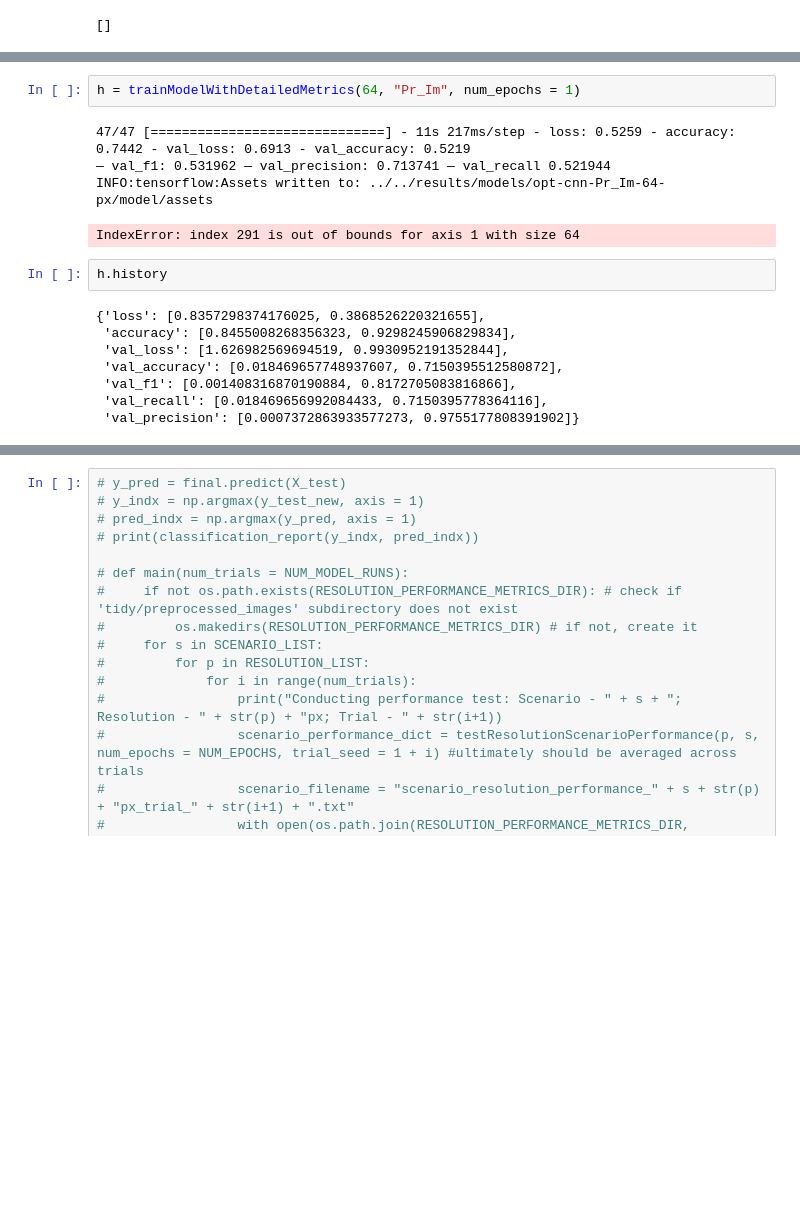
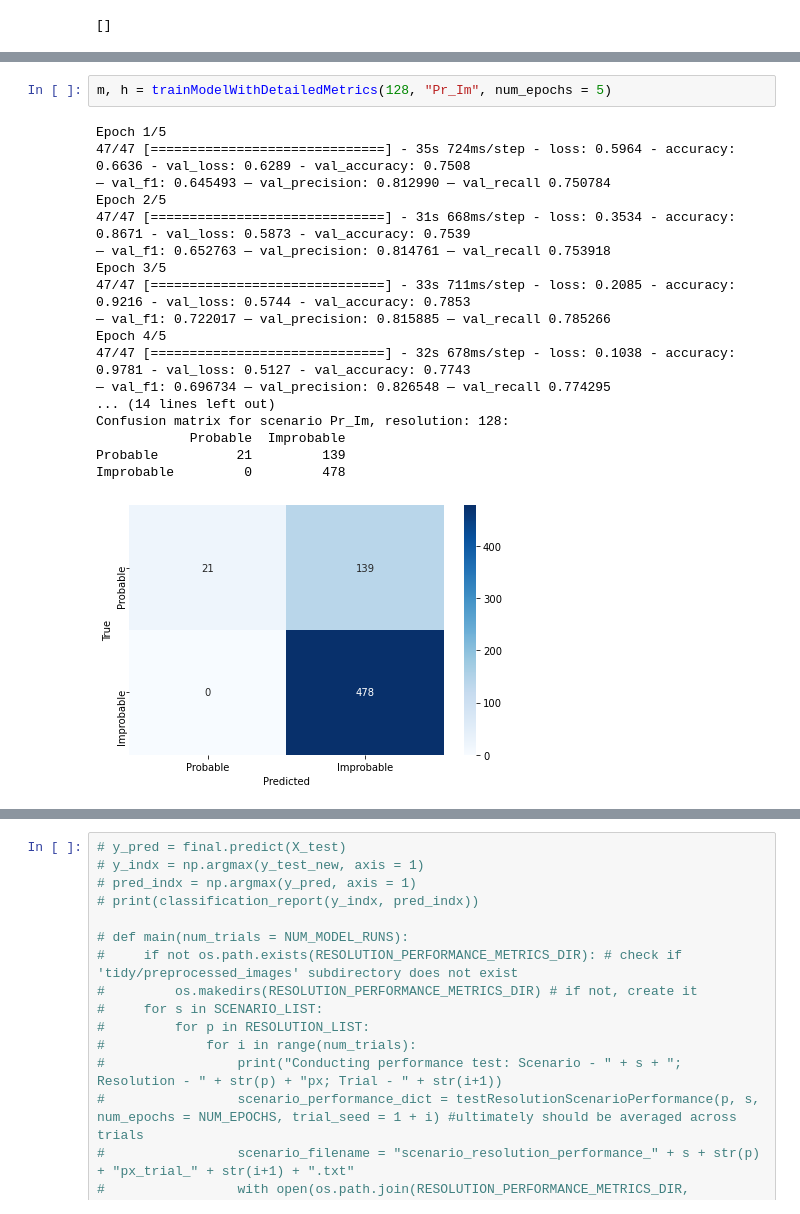
Before and after one commit to narslab/vis-inference, a Jupyter notebook: bin/jupyter/cnn-performance.ipynb, the cells around one changed output, grey strips where cells are left out. Drawn from its saved outputs; the diff is of its cells as text; blank space fills up the shorter version.

```diff
--- a/bin/jupyter/cnn-performance.ipynb
+++ b/bin/jupyter/cnn-performance.ipynb
@@ -212,17 +172,21 @@ def trainModelWithDetailedMetrics(image_size, scenario, num_epochs = 10, trial_s
 # %%
-h = trainModelWithDetailedMetrics(64, "Pr_Im", num_epochs = 1)
+m, h = trainModelWithDetailedMetrics(128, "Pr_Im", num_epochs = 5)
 # %% [output]
-47/47 [==============================] - 11s 217ms/step - loss: 0.5259 - accuracy: 0.7442 - val_loss: 0.6913 - val_accuracy: 0.5219
-— val_f1: 0.531962 — val_precision: 0.713741 — val_recall 0.521944
-INFO:tensorflow:Assets written to: ../../results/models/opt-cnn-Pr_Im-64-px/model/assets
+Epoch 1/5
+47/47 [==============================] - 35s 724ms/step - loss: 0.5964 - accuracy: 0.6636 - val_loss: 0.6289 - val_accuracy: 0.7508
+— val_f1: 0.645493 — val_precision: 0.812990 — val_recall 0.750784
+Epoch 2/5
+47/47 [==============================] - 31s 668ms/step - loss: 0.3534 - accuracy: 0.8671 - val_loss: 0.5873 - val_accuracy: 0.7539
+— val_f1: 0.652763 — val_precision: 0.814761 — val_recall 0.753918
+Epoch 3/5
+47/47 [==============================] - 33s 711ms/step - loss: 0.2085 - accuracy: 0.9216 - val_loss: 0.5744 - val_accuracy: 0.7853
+— val_f1: 0.722017 — val_precision: 0.815885 — val_recall 0.785266
+Epoch 4/5
+47/47 [==============================] - 32s 678ms/step - loss: 0.1038 - accuracy: 0.9781 - val_loss: 0.5127 - val_accuracy: 0.7743
+— val_f1: 0.696734 — val_precision: 0.826548 — val_recall 0.774295
+... (14 lines left out)
+Confusion matrix for scenario Pr_Im, resolution: 128:
+            Probable  Improbable
+Probable          21         139
+Improbable         0         478
-IndexError: index 291 is out of bounds for axis 1 with size 64
+[figure, added]
-# %%
-h.history
-# %% [output]
-{'loss': [0.8357298374176025, 0.3868526220321655],
- 'accuracy': [0.8455008268356323, 0.9298245906829834],
- 'val_loss': [1.626982569694519, 0.9930952191352844],
- 'val_accuracy': [0.018469657748937607, 0.7150395512580872],
- 'val_f1': [0.001408316870190884, 0.8172705083816866],
- 'val_recall': [0.018469656992084433, 0.7150395778364116],
- 'val_precision': [0.0007372863933577273, 0.9755177808391902]}
```
Also changed, not shown: parts of 8 cells of this notebook.
